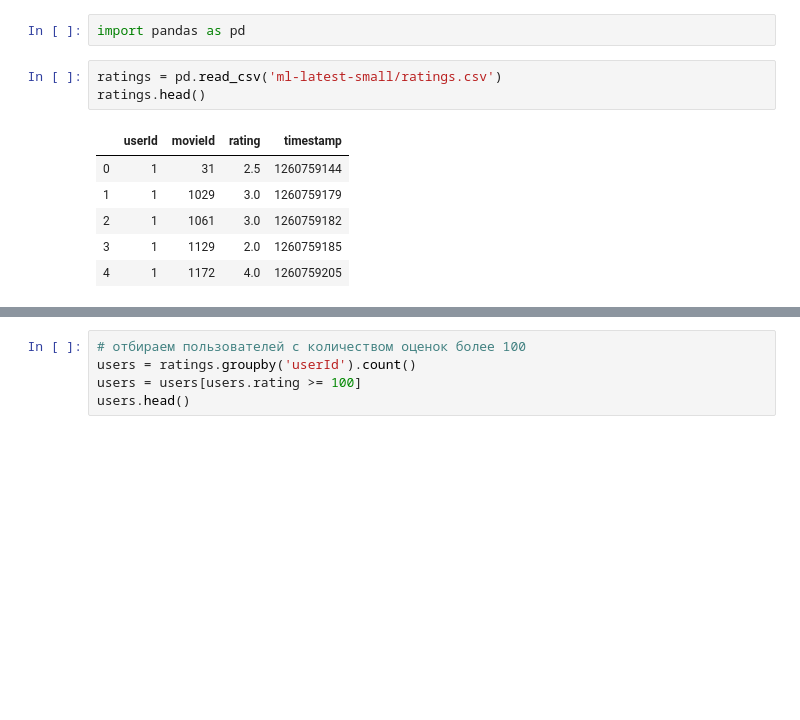
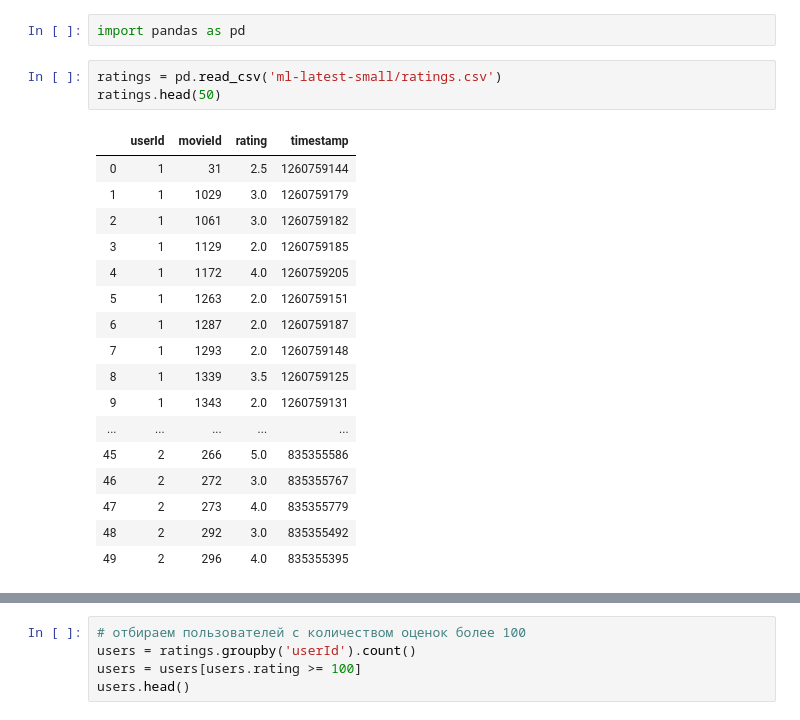
Before and after one commit to rgridnev/python_course, a Jupyter notebook: Python_13_join/homework.ipynb, the cells around one changed output, grey strips where cells are left out. Cells and saved outputs as stored; diff of their text form; blank space fills up the shorter version.

```diff
--- a/Python_13_join/homework.ipynb
+++ b/Python_13_join/homework.ipynb
@@ -8,11 +8,22 @@
 import pandas as pd
 # %%
 ratings = pd.read_csv('ml-latest-small/ratings.csv')
-ratings.head()
+ratings.head(50)
 # %% [output]
 |  | userId | movieId | rating | timestamp |
 | 0 | 1 | 31 | 2.5 | 1260759144 |
 | 1 | 1 | 1029 | 3.0 | 1260759179 |
 | 2 | 1 | 1061 | 3.0 | 1260759182 |
 | 3 | 1 | 1129 | 2.0 | 1260759185 |
 | 4 | 1 | 1172 | 4.0 | 1260759205 |
+| 5 | 1 | 1263 | 2.0 | 1260759151 |
+| 6 | 1 | 1287 | 2.0 | 1260759187 |
+| 7 | 1 | 1293 | 2.0 | 1260759148 |
+| 8 | 1 | 1339 | 3.5 | 1260759125 |
+| 9 | 1 | 1343 | 2.0 | 1260759131 |
+| ... | ... | ... | ... | ... |
+| 45 | 2 | 266 | 5.0 | 835355586 |
+| 46 | 2 | 272 | 3.0 | 835355767 |
+| 47 | 2 | 273 | 4.0 | 835355779 |
+| 48 | 2 | 292 | 3.0 | 835355492 |
+| 49 | 2 | 296 | 4.0 | 835355395 |
```
Also changed, not shown: parts of 1 cell of this notebook, 13 other files.
